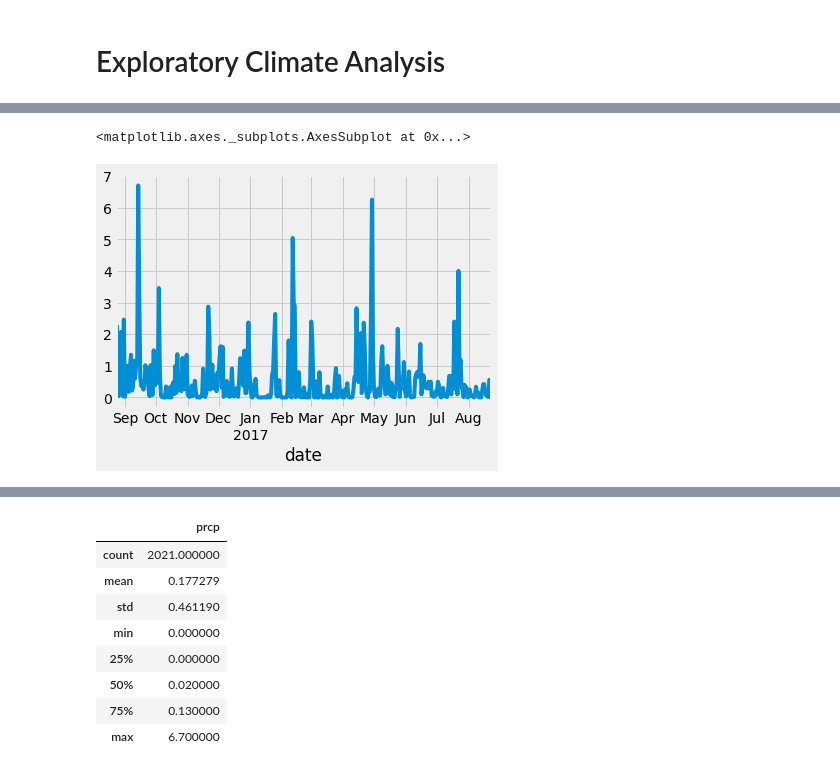
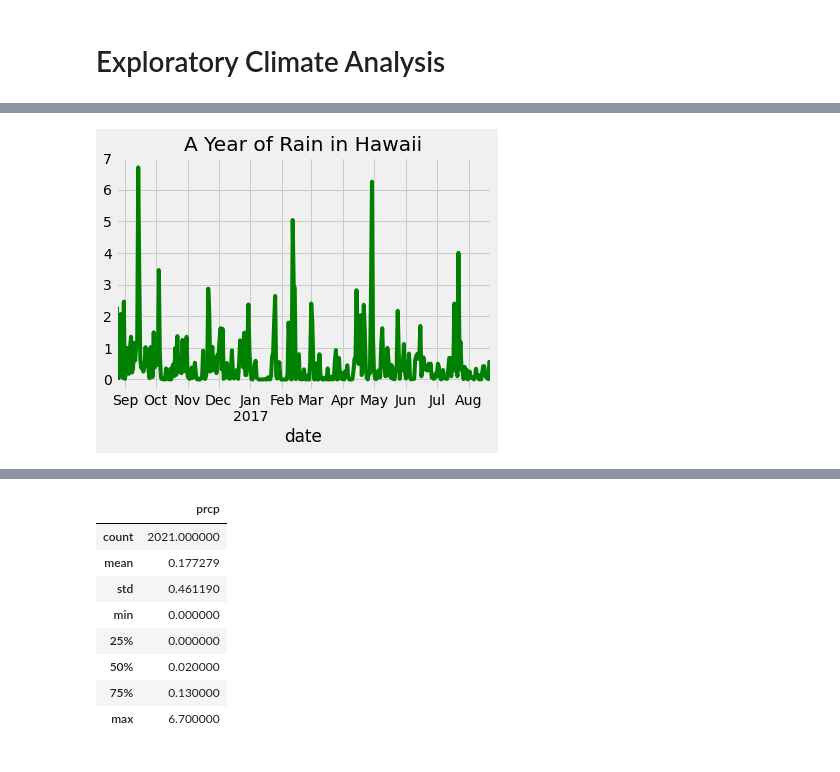
Before and after one commit to newton1021/sqlachemy-challenge, a Jupyter notebook: climate_starter.ipynb, the cells around one changed output, grey strips where cells are left out. Drawn from its saved outputs; the diff is of its cells as text; code cells hidden in the pictures.

```diff
--- a/climate_starter.ipynb
+++ b/climate_starter.ipynb
@@ -65,6 +80,7 @@ results = session.query(Measurement.date, Measurement.prcp).order_by(Measurement
 # %%
-lastDate = dt.datetime.strptime(results[0],"%Y-%m-%d")
+lastDateStr = results[0]
+lastDate = dt.datetime.strptime(lastDateStr,"%Y-%m-%d")
 firstDate = lastDate - dt.timedelta(days=365.25)
 firstDateStr = firstDate.strftime('%Y-%m-%d')
-firstDateStr
+print(f"{firstDateStr} to {lastDateStr}")
 # %% [output]
@@ -81,6 +114,7 @@ df_1year = df[df.date > firstDate]
 df_1year_group = df_1year.groupby("date").agg("prcp").max()
-# %%
-df_1year_group.plot()
-# %% [output]
-<matplotlib.axes._subplots.AxesSubplot at 0x...>
-[figure, removed]
+# %%
+fig = df_1year_group.plot(
+title = "A Year of Rain in Hawaii",
+color = "Green")
+# %% [output]
+[figure, added]
```
Also changed, not shown: parts of 44 cells of this notebook, 1 other file.
